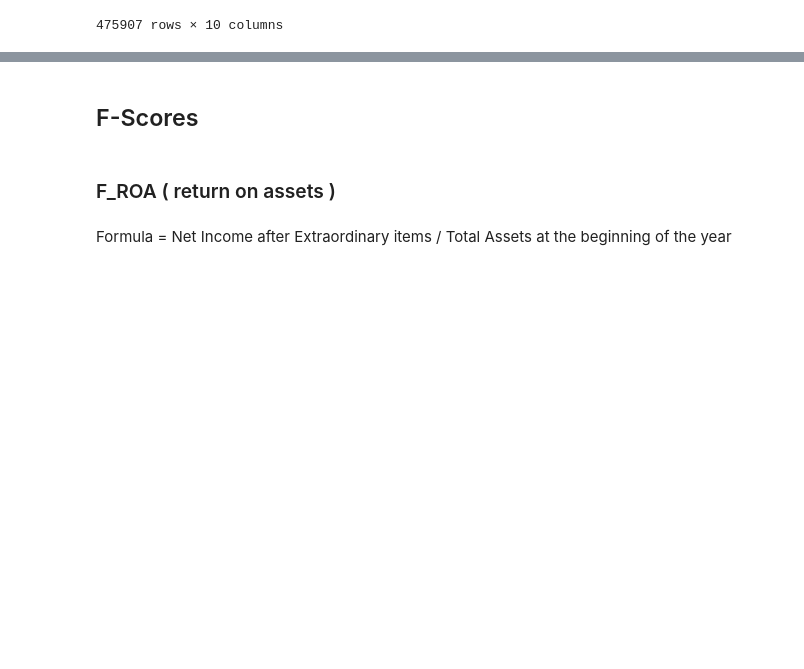
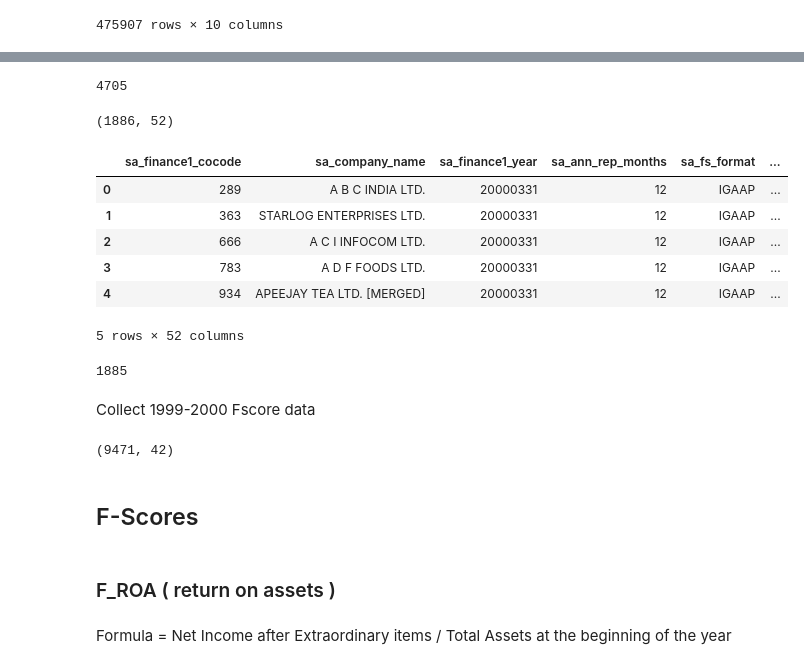
Before and after one commit to prakharrathi25/trading-strategies, a Jupyter notebook: Trading_F_Score.ipynb, the cells around one changed output, grey strips where cells are left out. Saved outputs shown, nothing was run; the diff lists cells and outputs as text; code cells hidden in the pictures; blank space fills up the shorter version.

```diff
--- a/Trading_F_Score.ipynb
+++ b/Trading_F_Score.ipynb
@@ -282,0 +298,4 @@ bse
+# %%
+data['sa_finance1_year'] = data['sa_finance1_year'].astype(str)
+data['key'] = data['sa_company_name'] + data['sa_finance1_year']
+data.head()
@@ -282,0 +310,30 @@ bse
+# %%
+len(list(data[data['sa_year'] == 2000]['sa_finance1_cocode'].unique()))
+# %% [output]
+4705
+# %%
+# Merge Data
+merged = pd.merge(data, data2000, how='inner', on='key' )
+merged.shape
+# %% [output]
+(1886, 52)
+# %%
+merged.head()
+# %% [output]
+|  | sa_finance1_cocode | sa_company_name | sa_finance1_year | sa_ann_rep_months | sa_fs_format | ... |
+| 0 | 289 | A B C INDIA LTD. | 20000331 | 12 | IGAAP | ... |
+| 1 | 363 | STARLOG ENTERPRISES LTD. | 20000331 | 12 | IGAAP | ... |
+| 2 | 666 | A C I INFOCOM LTD. | 20000331 | 12 | IGAAP | ... |
+| 3 | 783 | A D F FOODS LTD. | 20000331 | 12 | IGAAP | ... |
+| 4 | 934 | APEEJAY TEA LTD. [MERGED] | 20000331 | 12 | IGAAP | ... |
+5 rows × 52 columns
+# %%
+len(list(merged['sa_finance1_cocode'].unique()))
+# %% [output]
+1885
+# %% [markdown]
+Collect 1999-2000 Fscore data
+# %%
+fscore2000 = data[(data['sa_year'] == 1999) | (data['sa_year'] == 2000)]
+# %% [output]
+(9471, 42)
```
Also changed, not shown: parts of 11 cells of this notebook, 1 other file.
